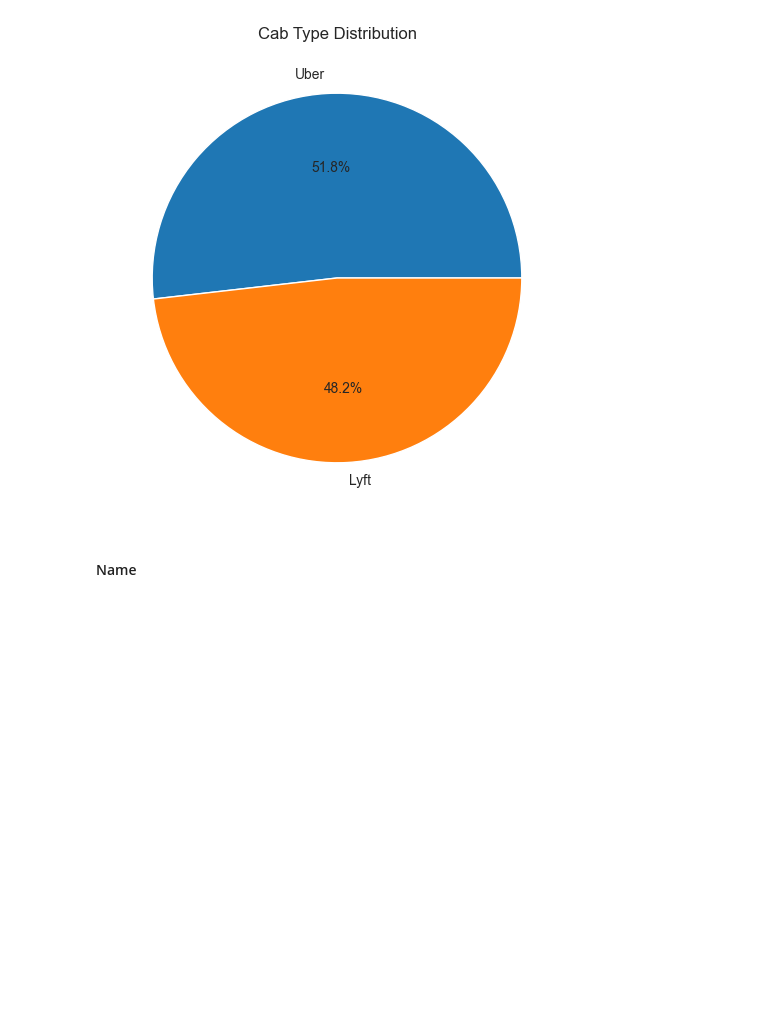
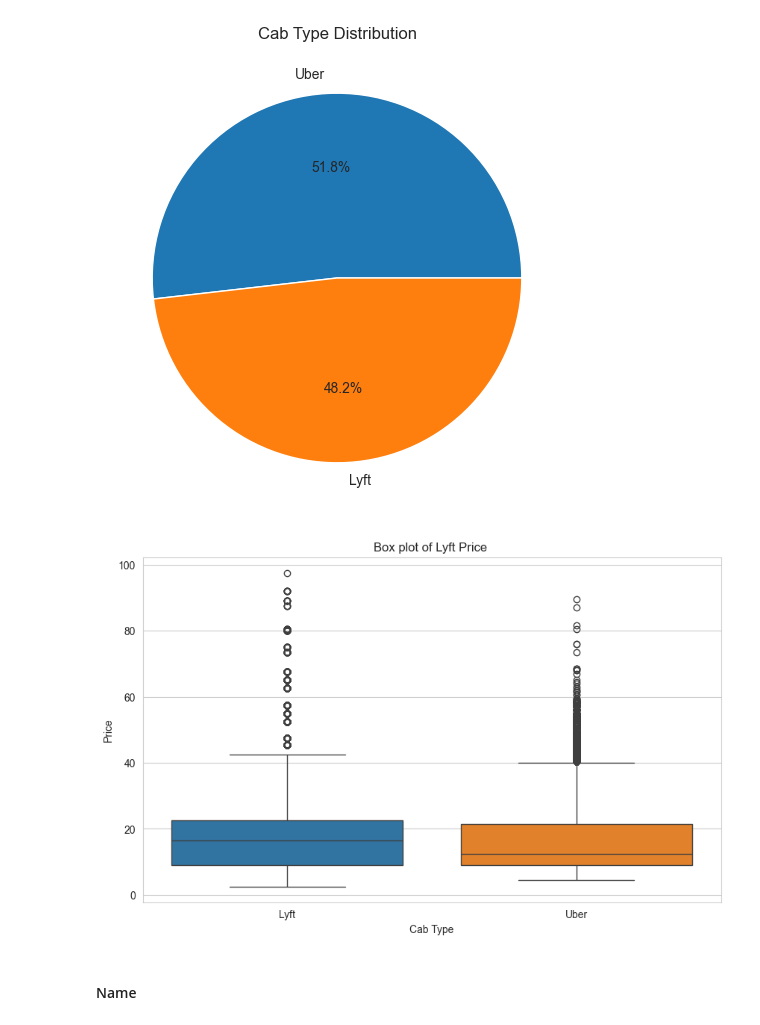
Before and after one commit to kasiadybcio/ML_2_regression-, a Jupyter notebook: notebooks/1.eda.ipynb, the cells around one changed output. Cells and saved outputs as stored; diff of their text form; code cells hidden in the pictures; blank space fills up the shorter version.

```diff
--- a/notebooks/1.eda.ipynb
+++ b/notebooks/1.eda.ipynb
@@ -340,6 +340,15 @@ fig.savefig(f'../data/outputs/1.eda/{_title.replace(" ","_")}.png')
 plt.show()
 # %% [output]
 [figure]
+# %%
+plt.figure(figsize=(10, 6))
+plt.title('Box plot of Lyft Price ')
+plt.xlabel('Cab Type')
+plt.ylabel('Price')
+sns.boxplot(x='cab_type', y='price', data=rides, hue ='cab_type')
+plt.show()
+# %% [output]
+[figure, added]
 # %% [markdown]
 #### Name
 # %%
```
Also changed, not shown: parts of 3 cells of this notebook, 8 other files.
